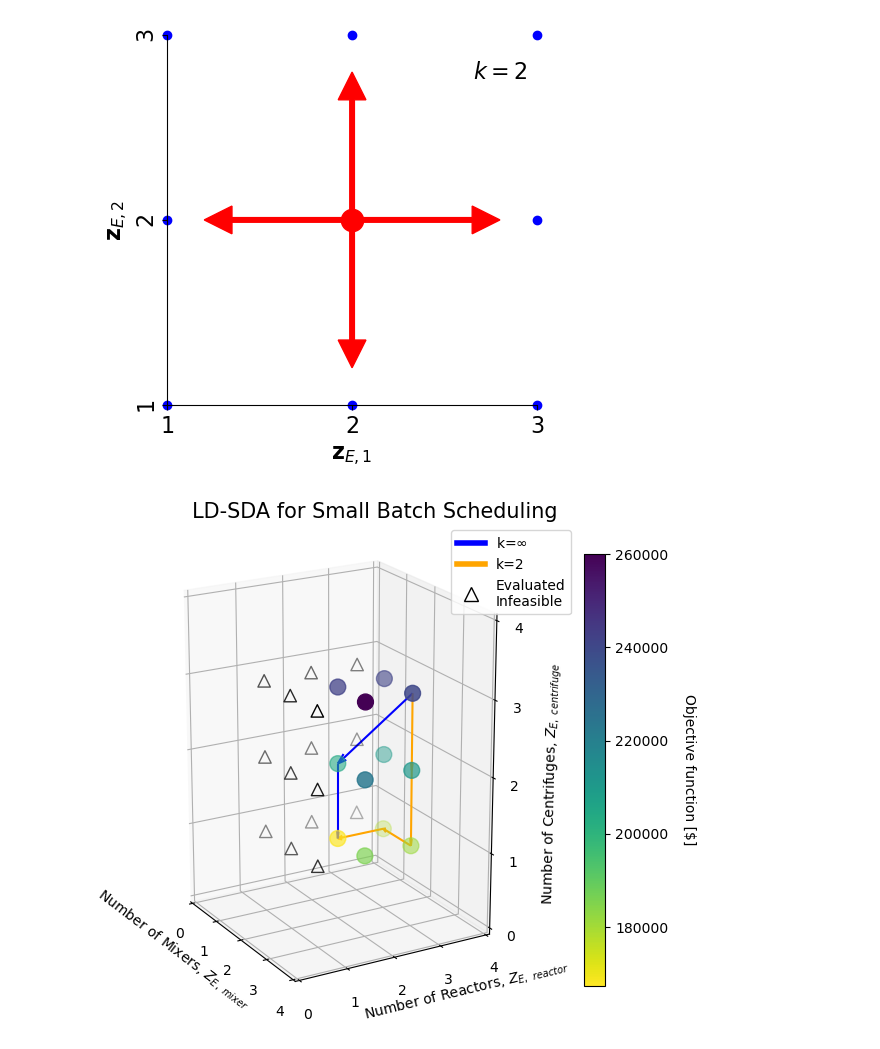
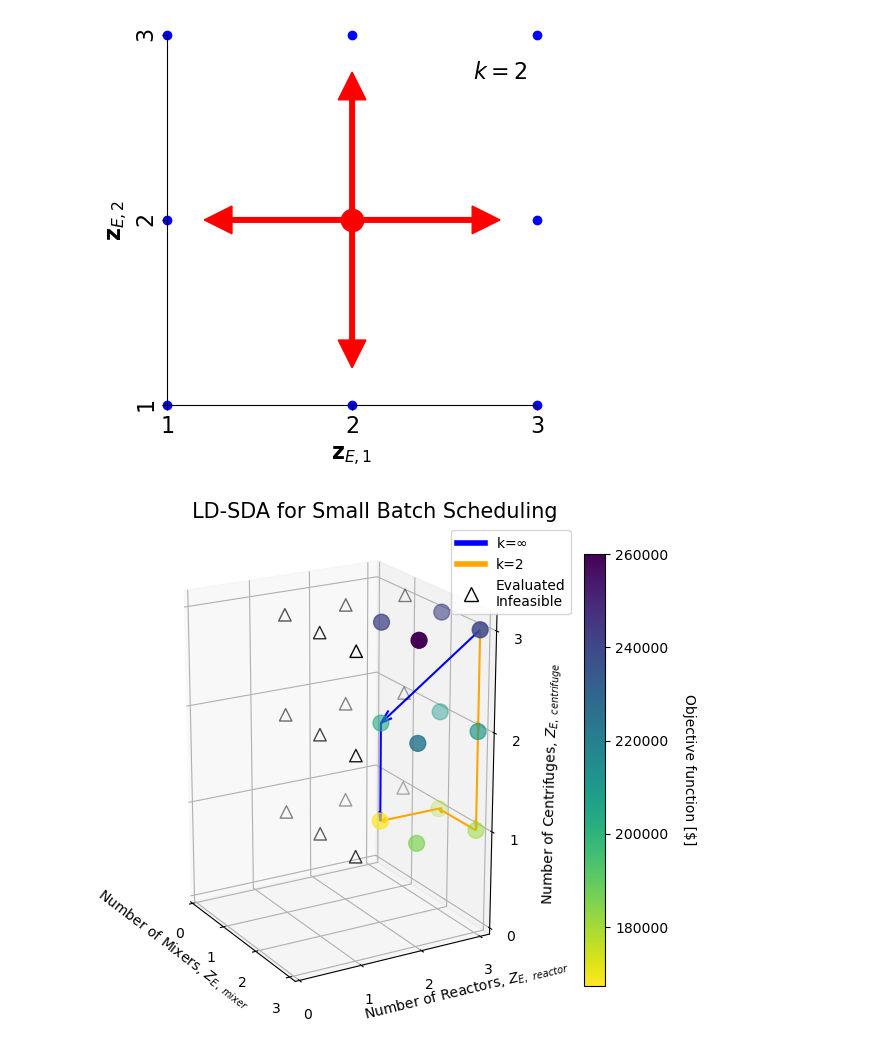
Before and after one commit to SECQUOIA/dsda-gdp, a Jupyter notebook: results/visualize_ldsda_pathways.ipynb, the cells around one changed output. Saved outputs shown, nothing was run; the diff lists cells and outputs as text; code cells hidden in the pictures.

Commit message:
added visualization features on Small Batch Scheduling

```diff
--- a/results/visualize_ldsda_pathways.ipynb
+++ b/results/visualize_ldsda_pathways.ipynb
@@ -735,9 +735,14 @@ def visualize_dsda(
     # ax.xaxis.set_major_locator(MaxNLocator(integer=True))
     # ax.yaxis.set_major_locator(MaxNLocator(integer=True))
     # ax.zaxis.set_major_locator(MaxNLocator(integer=True))
-    ax.set_xticks([0, 1, 2, 3, 4])
-    ax.set_yticks([0, 1, 2, 3, 4])
-    ax.set_zticks([0, 1, 2, 3, 4])
+
+    # ax.set_xticks([0, 1, 2, 3, 4])
+    # ax.set_yticks([0, 1, 2, 3, 4])
+    # ax.set_zticks([0, 1, 2, 3, 4])
+
+    ax.set_xticks([0, 1, 2, 3])
+    ax.set_yticks([0, 1, 2, 3])
+    ax.set_zticks([0, 1, 2, 3])
 
     cbar = plt.colorbar(sc, pad=0.05, shrink=0.3)  # Adjusted color bar size
     cbar.set_label('Objective function [$]', rotation=270, labelpad=20)
@@ -751,31 +756,31 @@ def visualize_dsda(
     # Optionally adjust the view angle if necessary
     ax.view_init(elev=20, azim=-30)  # Adjust the elevation and azimuth for a better view
     plt.subplots_adjust(left=0.1, right=0.8, top=0.9, bottom=0.1)  # Adjusted subplot padding for better layout
 
     plt.show()
 
 # Example usage with two routes
 route3 = [(3,3,3), (2,2,2), (2,2,1)]
 route4 = [(3,3,3), (3,3,2), (3,3,1), (2,3,1), (2,2,1)]
 routes_colors = [(route3, 'blue'), (route4, 'orange')]
 
 # FBBT infeasible points
 infeasible_points = [(1,1,1), (1,1,2), (1,1,3), (1,2,1), (1,2,2), (1,2,3), (1,3,1), (1,3,2), (1,3,3), (2,1,1), (2,1,2), (2,1,3), (3,1,1), (3,1,2), (3,1,3)]
 
 # Unpack infeasible points into separate lists for x, y, and z coordinates
 infeas_x, infeas_y, infeas_z = zip(*infeasible_points)
 
 infeas_x, infeas_y, infeas_z
 
 df = pd.read_csv('compl_enum_small_batch_baron.csv')
 
 # Extract x, y, z coordinates and objective values
 feas_x = df['x'].tolist()
 feas_y = df['y'].tolist()
 feas_z = df['z'].tolist()
 objs = df['Objective'].tolist()  # Replacing NaN with 0 for plotting purposes
 
 # Visualize with multiple routes
 visualize_dsda(routes_colors=routes_colors, feas_x=feas_x, feas_y=feas_y, feas_z=feas_z, objs=objs, infeas_x=infeas_x, infeas_y=infeas_y, infeas_z=infeas_z, ext1_name='Number of Mixers, Z_E, mixer                          ', ext2_name='                           Number of Reactors, Z_E, reactor', ext3_name='Number of Centrifuges, Z_E, centrifuge')
 # %% [output]
-[figure, old version]
+[figure, new version]
```
